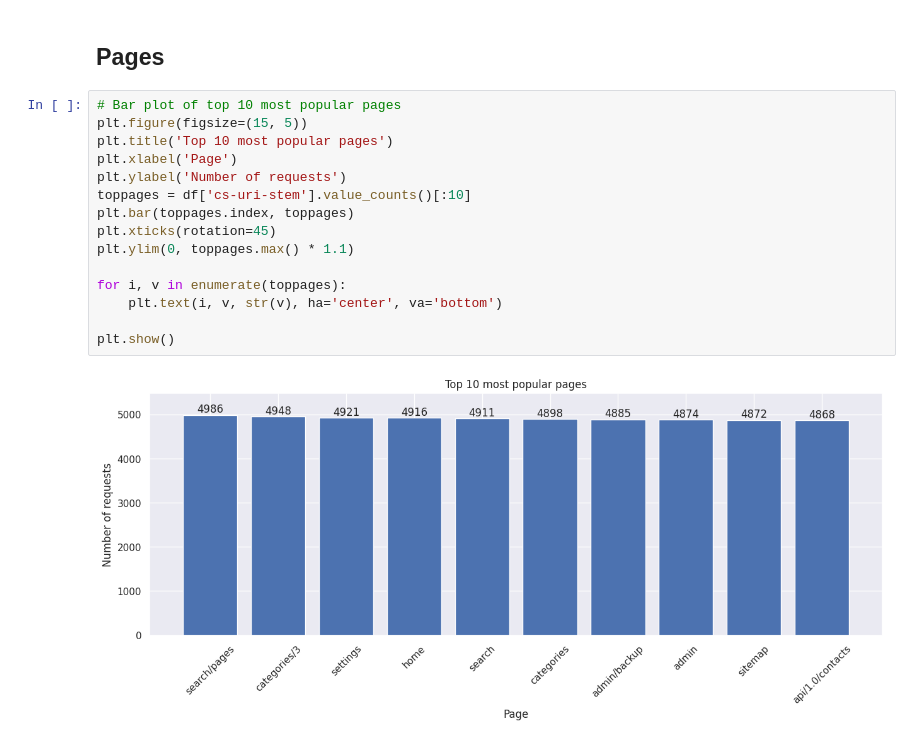
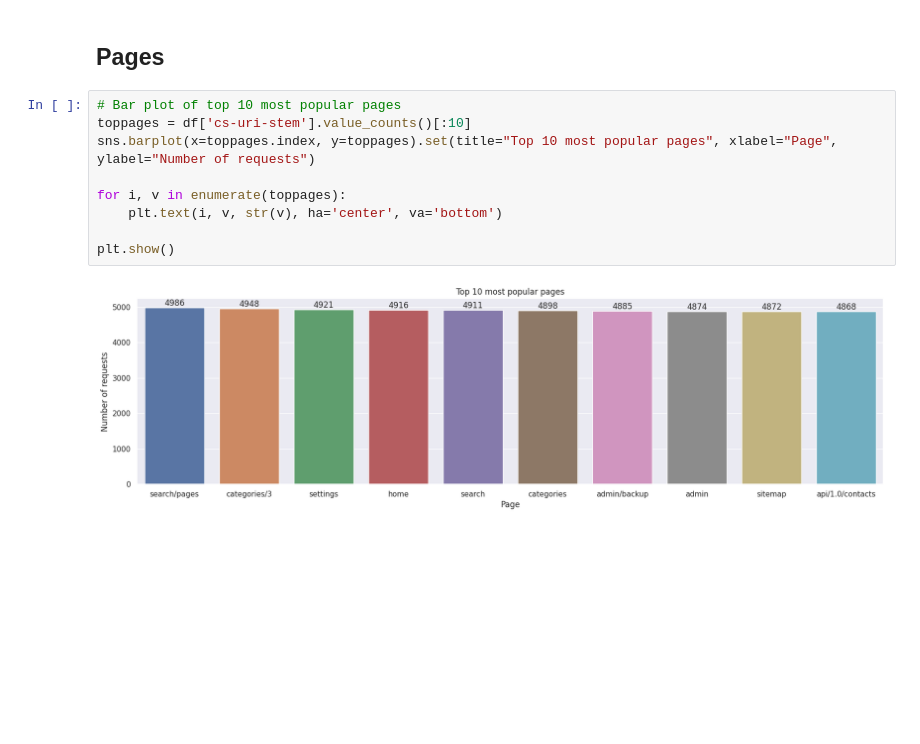
Before and after one commit to samuelskottenborg/W3C-IIS-log-analysis, a Jupyter notebook: W3C IIS log analysis.ipynb, the cells around one changed output. Cells and saved outputs as stored; diff of their text form; blank space fills up the shorter version.

```diff
--- a/W3C IIS log analysis.ipynb
+++ b/W3C IIS log analysis.ipynb
@@ -266,18 +248,12 @@ plt.show()
 ## Pages
 # %%
 # Bar plot of top 10 most popular pages
-plt.figure(figsize=(15, 5))
-plt.title('Top 10 most popular pages')
-plt.xlabel('Page')
-plt.ylabel('Number of requests')
 toppages = df['cs-uri-stem'].value_counts()[:10]
-plt.bar(toppages.index, toppages)
-plt.xticks(rotation=45)
-plt.ylim(0, toppages.max() * 1.1)
+sns.barplot(x=toppages.index, y=toppages).set(title="Top 10 most popular pages", xlabel="Page", ylabel="Number of requests")
 
 for i, v in enumerate(toppages):
     plt.text(i, v, str(v), ha='center', va='bottom')
 
 plt.show()
 # %% [output]
-[figure, old version]
+[figure, new version]
```
Also changed, not shown: parts of 4 cells of this notebook.
